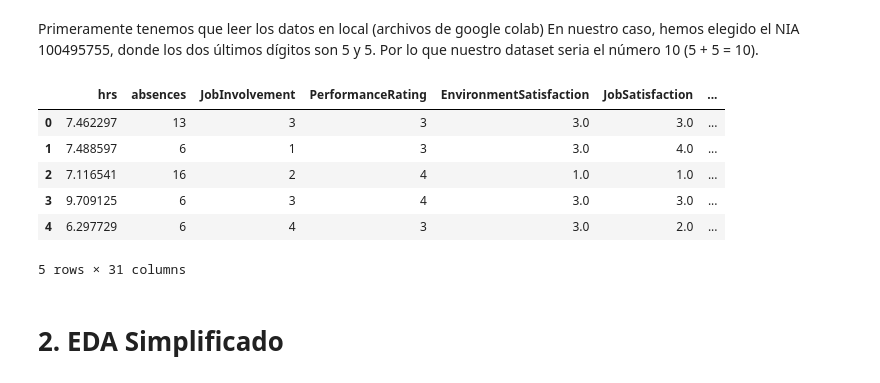
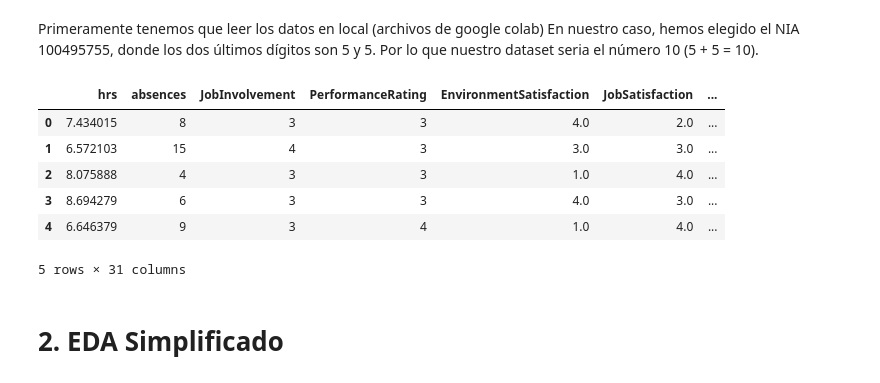
Before and after one commit to albatellouc3m/Grupo5, a Jupyter notebook: P1_AA.ipynb, the cells around one changed output. Saved outputs shown, nothing was run; the diff lists cells and outputs as text; code cells hidden in the pictures.

```diff
--- a/P1_AA.ipynb
+++ b/P1_AA.ipynb
@@ -7,17 +7,17 @@ Primeramente tenemos que leer los datos en local (archivos de google colab) En n
 # %%
 import pandas as pd
 
-datos_generales = pd.read_csv('./attrition_availabledata_10.csv.gz')
-datos_test = pd.read_csv('./attrition_competition_10.csv.gz') # Datos para realizar el test
+datos_generales = pd.read_csv('./attrition_availabledata_09.csv.gz')
+datos_test = pd.read_csv('./attrition_competition_09.csv.gz') # Datos para realizar el test
 
 datos_generales.head()
 # %% [output]
 |  | hrs | absences | JobInvolvement | PerformanceRating | EnvironmentSatisfaction | JobSatisfaction | ... |
-| 0 | 7.462297 | 13 | 3 | 3 | 3.0 | 3.0 | ... |
-| 1 | 7.488597 | 6 | 1 | 3 | 3.0 | 4.0 | ... |
-| 2 | 7.116541 | 16 | 2 | 4 | 1.0 | 1.0 | ... |
-| 3 | 9.709125 | 6 | 3 | 4 | 3.0 | 3.0 | ... |
-| 4 | 6.297729 | 6 | 4 | 3 | 3.0 | 2.0 | ... |
+| 0 | 7.434015 | 8 | 3 | 3 | 4.0 | 2.0 | ... |
+| 1 | 6.572103 | 15 | 4 | 3 | 3.0 | 3.0 | ... |
+| 2 | 8.075888 | 4 | 3 | 3 | 1.0 | 4.0 | ... |
+| 3 | 8.694279 | 6 | 3 | 3 | 4.0 | 3.0 | ... |
+| 4 | 6.646379 | 9 | 3 | 4 | 1.0 | 4.0 | ... |
 5 rows × 31 columns
 # %% [markdown]
 # **2. EDA** **Simplificado**
```
Also changed, not shown: parts of 5 cells of this notebook.
